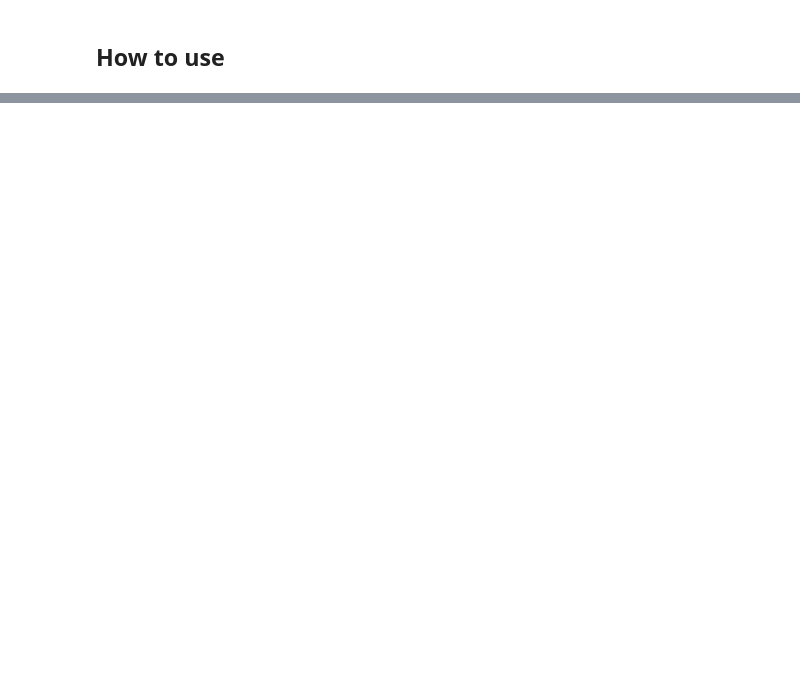
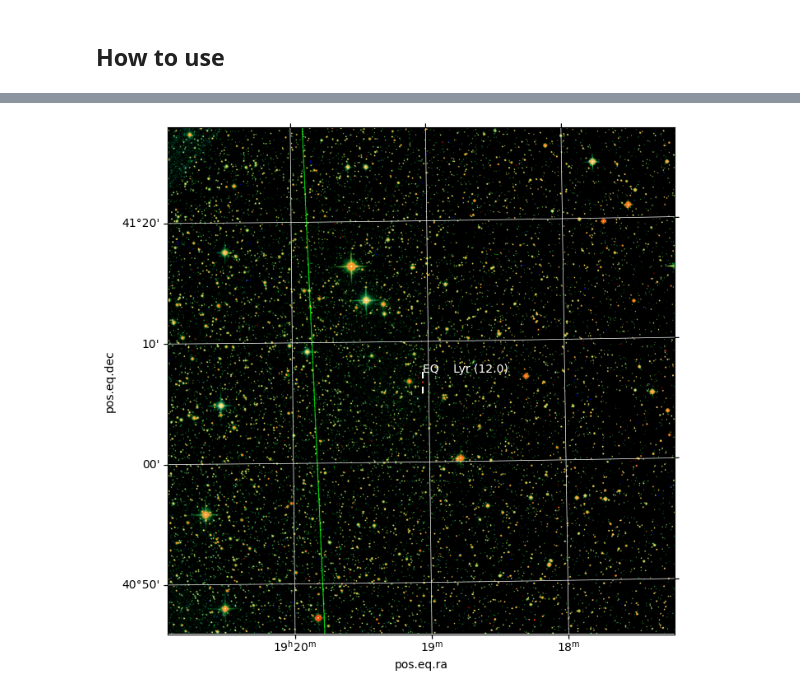
Before and after one commit to jochym/ouscope, a Jupyter notebook: index.ipynb, the cells around one changed output, grey strips where cells are left out. Cells and saved outputs as stored; diff of their text form; code cells hidden in the pictures; blank space fills up the shorter version.

```diff
--- a/index.ipynb
+++ b/index.ipynb
@@ -76,0 +160,9 @@ The most recent completed requests:
+# %%
+#| login
+solver = Solver()
+
+hdu = fits.open(obs)[0]
+
+wcs_head = solver.solve(hdu, tout=30)
+wcs = WCS(wcs_head, naxis=2)
+wcs.printwcs()
@@ -76,0 +184,30 @@ The most recent completed requests:
+# %%
+#| login
+fig = plt.figure(figsize=(8,8))
+ax = plt.subplot(projection=wcs)
+plt.grid(color='white', ls='solid', lw=0.5)
+
+# crop the data to remove overscan noise
+l, r, t, b = (0, 32, 0, 32)
+plt.imshow(make_color_image(hdu.data[:, l:-r, t:-b],
+                            order=hdu.header["FILTER"].split(",")))
+
+center = wcs.pixel_to_world(wcs_head['NAXIS1']/2,wcs_head['NAXIS2']/2)
+objects = Vizier.query_region(catalog='B/gcvs',
+                             coordinates=center,
+                             radius='0.25deg')
+for g in objects:
+    for n, o in enumerate(g):
+        name = o['VarName']
+        radec = SkyCoord(o['RAJ2000'] + o['DEJ2000'],
+                         frame='icrs', unit=(u.hourangle, u.deg))
+        ax.scatter([radec.ra.deg, radec.ra.deg],
+                   [radec.dec.deg-0.01, radec.dec.deg+0.01],
+                   marker='|', s=30,
+                   color='white',
+                   transform=ax.get_transform('world'))
+        ax.text(radec.ra.deg, radec.dec.deg+0.014,
+                f'{name} ({o["magMax"]:.1f})',
+                transform=ax.get_transform('world'), color='white')
+# %% [output]
+[figure, added]
```
Also changed, not shown: parts of 15 cells of this notebook, 7 other files.
